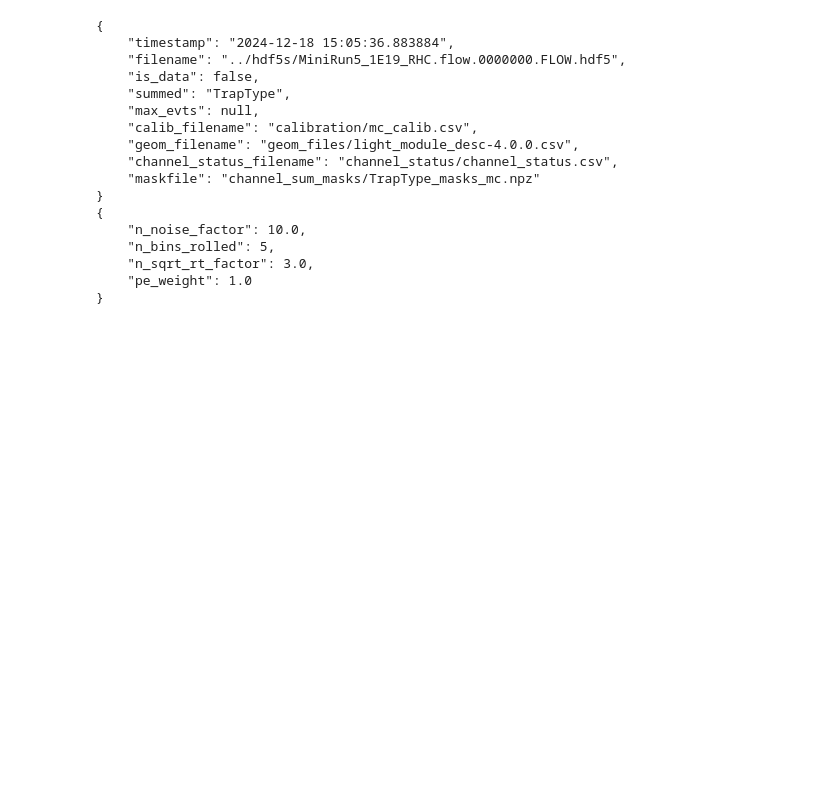
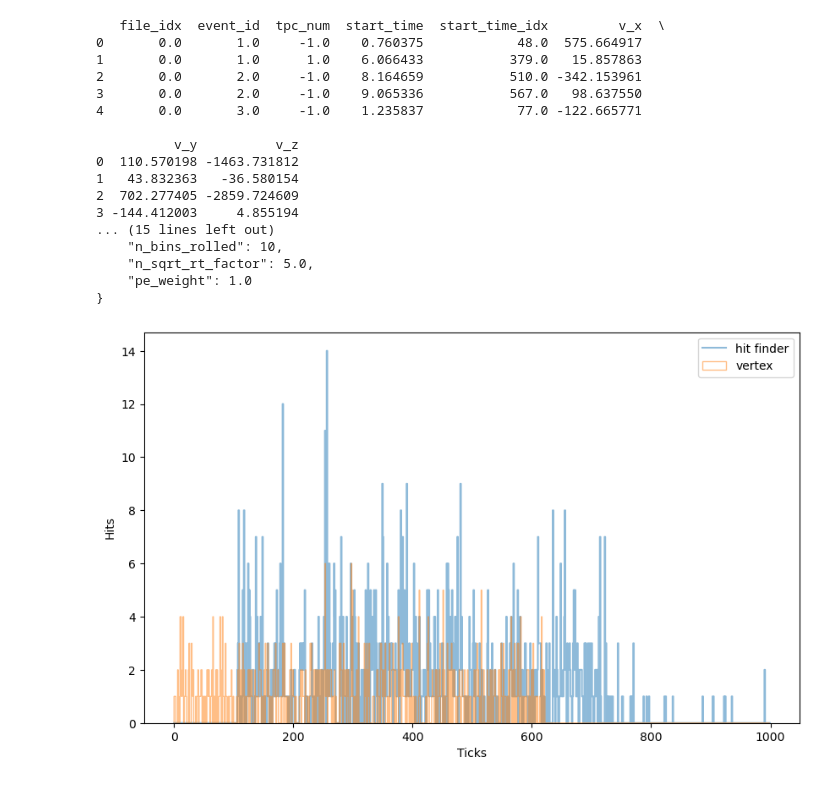
Before and after one commit to jvmead/lrs_sanity_check, a Jupyter notebook: wvfm_plotting.ipynb, the cells around one changed output. Saved outputs shown, nothing was run; the diff lists cells and outputs as text; code cells hidden in the pictures; blank space fills up the shorter version.

```diff
--- a/wvfm_plotting.ipynb
+++ b/wvfm_plotting.ipynb
@@ -45,6 +45,12 @@ noise_filename = dirname+'/noise_evt.npz'
 config_filename = dirname+'/config.json'
 hits_filename = dirname+'/hits_evt.npz'
 hits_config_filename = dirname+'/hits_config.json'
+true_hits_filename = dirname+'/true_nu_int.csv'
+
+# check if true hits file exists
+if os.path.exists(true_hits_filename):
+    true_hits = pd.read_csv(true_hits_filename)
+    print(true_hits.head())
 
 # print configuration and hit configuration
 with open(config_filename) as json_file:
@@ -54,21 +60,41 @@ with open(hits_config_filename) as json_file:
     hits_config = json.load(json_file)
     print(json.dumps(hits_config, indent=4))
 # %% [output]
-{
-    "timestamp": "2024-12-18 15:05:36.883884",
-    "filename": "../hdf5s/MiniRun5_1E19_RHC.flow.0000000.FLOW.hdf5",
-    "is_data": false,
-    "summed": "TrapType",
-    "max_evts": null,
-    "calib_filename": "calibration/mc_calib.csv",
-    "geom_filename": "geom_files/light_module_desc-4.0.0.csv",
-    "channel_status_filename": "channel_status/channel_status.csv",
-    "maskfile": "channel_sum_masks/TrapType_masks_mc.npz"
-}
-{
-    "n_noise_factor": 10.0,
-    "n_bins_rolled": 5,
-    "n_sqrt_rt_factor": 3.0,
+   file_idx  event_id  tpc_num  start_time  start_time_idx         v_x  \
+0       0.0       1.0     -1.0    0.760375            48.0  575.664917
+1       0.0       1.0      1.0    6.066433           379.0   15.857863
+2       0.0       2.0     -1.0    8.164659           510.0 -342.153961
+3       0.0       2.0     -1.0    9.065336           567.0   98.637550
+4       0.0       3.0     -1.0    1.235837            77.0 -122.665771
+
+          v_y          v_z
+0  110.570198 -1463.731812
+1   43.832363   -36.580154
+2  702.277405 -2859.724609
+3 -144.412003     4.855194
+... (15 lines left out)
+    "n_bins_rolled": 10,
+    "n_sqrt_rt_factor": 5.0,
     "pe_weight": 1.0
 }
+# %%
+# load true hits
+true_hits = pd.read_csv(true_hits_filename)
+true_hit_idxs = true_hits['start_time_idx'].values
+
+# load ticks histogram of all hits
+hits_file = np.load(hits_filename)
+hits_arr = hits_file['arr_0']
+flat_hits = np.sum(hits_arr, axis=(0,1))
+
+# plot ticks histogram of all hits
+fig, ax = plt.subplots(1, 1, figsize=(10, 6))
+ax.step(range(len(flat_hits)), flat_hits, label='hit finder', alpha=0.5)
+ax.hist(true_hit_idxs, bins=range(len(flat_hits)), histtype='step', label='vertex', alpha=0.5)
+ax.set_xlabel('Ticks')
+ax.set_ylabel('Hits')
+ax.legend()
+plt.show()
+# %% [output]
+[figure, added]
 # %%
```
Also changed, not shown: parts of 4 cells of this notebook, 1 other file.
